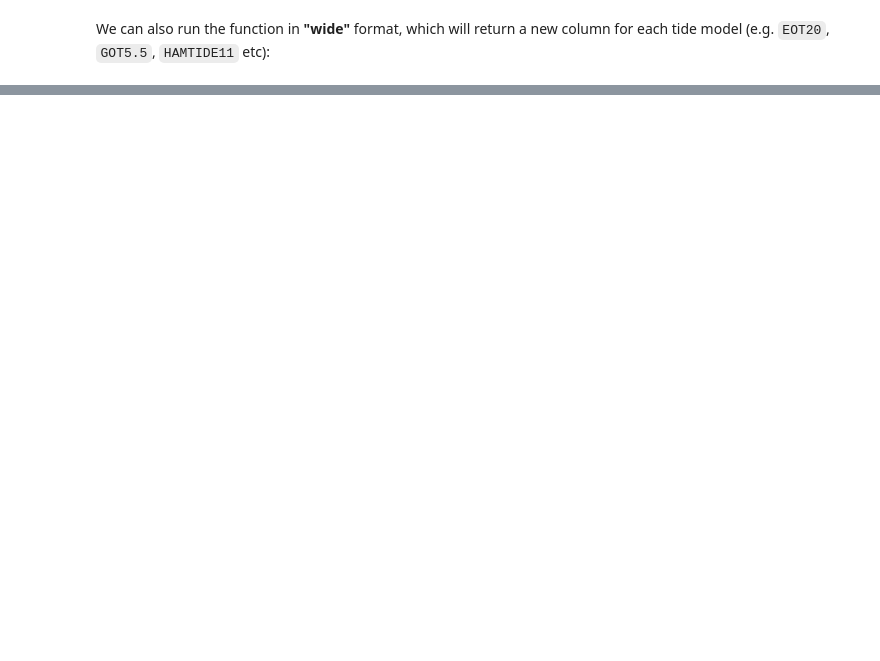
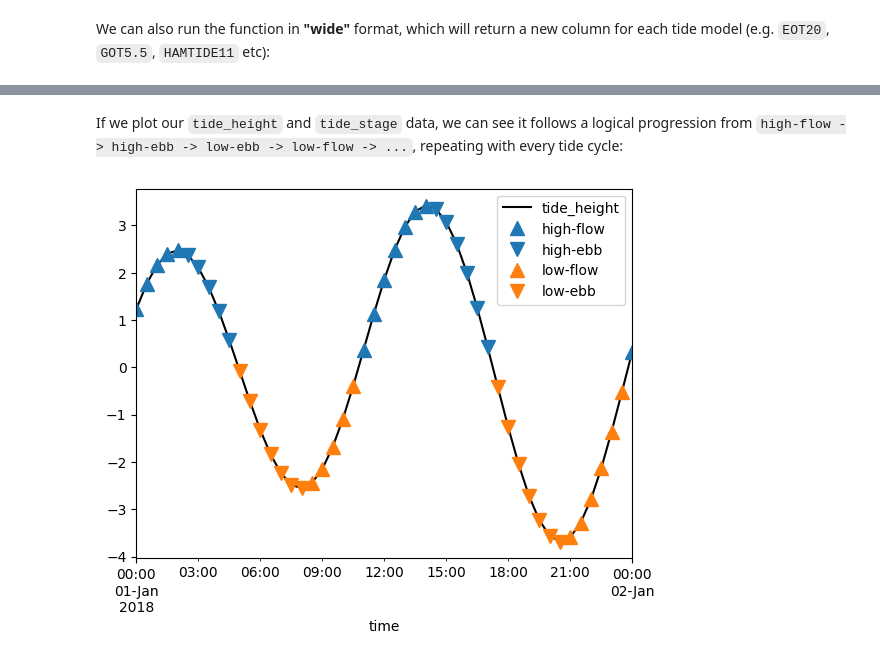
Before and after one commit to GeoscienceAustralia/eo-tides, a Jupyter notebook: docs/notebooks/Model_tides.ipynb, the cells around one changed output, grey strips where cells are left out. Drawn from its saved outputs; the diff is of its cells as text; code cells hidden in the pictures; blank space fills up the shorter version.

```diff
--- a/docs/notebooks/Model_tides.ipynb
+++ b/docs/notebooks/Model_tides.ipynb
@@ -310,0 +369,29 @@ The resulting `pandas.DataFrame` contains:
+# %% [markdown]
+If we plot our `tide_height` and `tide_stage` data, we can see it follows a logical progression from `high-flow -> high-ebb -> low-ebb -> low-flow -> ...`, repeating with every tide cycle:
+# %%
+# Plot tide heights
+ax = stage_df.reset_index().plot(x="time", y="tide_height", color="black")
+
+# Define plotting parameters for each tide stage
+plot_params = {
+    "high-flow": {"marker": "^", "color": "tab:blue"},
+    "high-ebb": {"marker": "v", "color": "tab:blue"},
+    "low-flow": {"marker": "^", "color": "tab:orange"},
+    "low-ebb": {"marker": "v", "color": "tab:orange"},
+}
+
+# Plot each tide stage
+for stage, params in plot_params.items():
+    stage_df.reset_index().query(f"tide_stage == '{stage}'").plot(
+        ax=ax,
+        x="time",
+        y="tide_height",
+        marker=params["marker"],
+        linewidth=0.0,
+        color=params["color"],
+        markersize=10,
+        label=stage,
+    )
+ax.legend();
+# %% [output]
+[figure, added]
```
Also changed, not shown: parts of 26 cells of this notebook, 2 other files.
